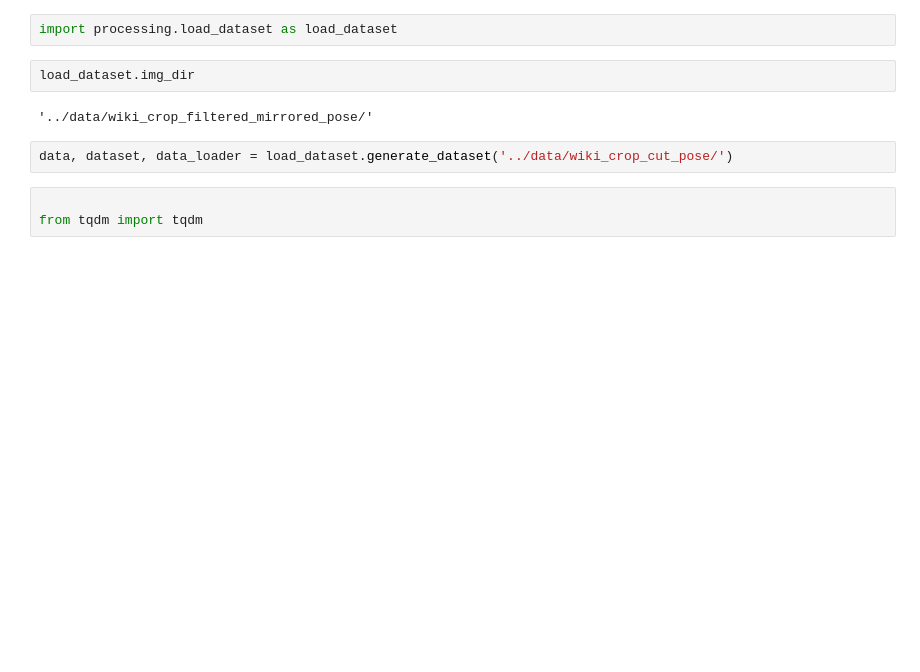
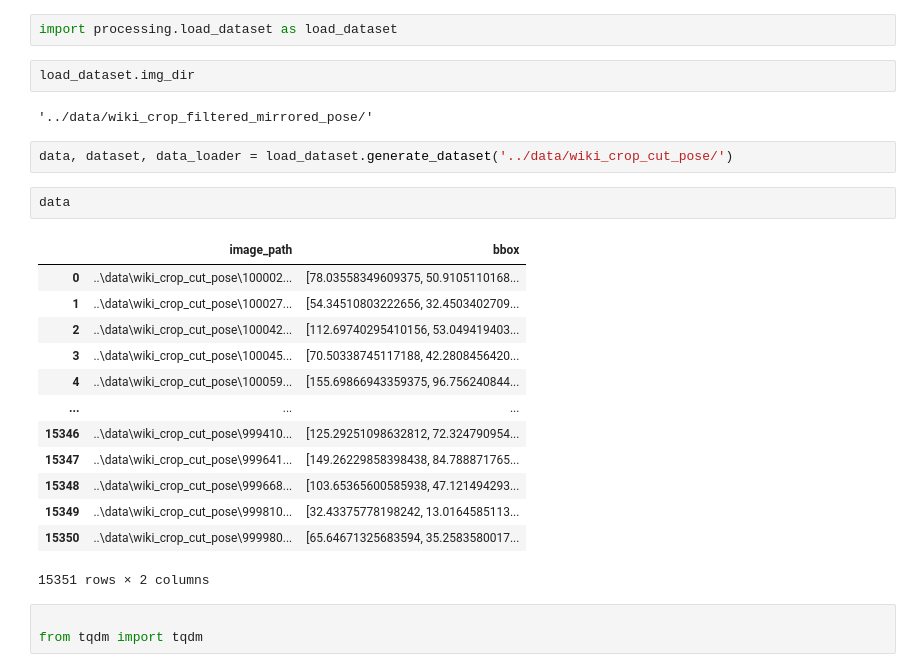
Before and after one commit to ZheZheDoshka/INT20H_2024, a Jupyter notebook: notebooks/embedding.ipynb, the cells around one changed output. Saved outputs shown, nothing was run; the diff lists cells and outputs as text; blank space fills up the shorter version.

```diff
--- a/notebooks/embedding.ipynb
+++ b/notebooks/embedding.ipynb
@@ -9,6 +10,22 @@ load_dataset.img_dir
 '../data/wiki_crop_filtered_mirrored_pose/'
 # %%
 data, dataset, data_loader = load_dataset.generate_dataset('../data/wiki_crop_cut_pose/')
+# %%
+data
+# %% [output]
+|  | image_path | bbox |
+| 0 | ..\data\wiki_crop_cut_pose\100002... | [78.03558349609375, 50.9105110168... |
+| 1 | ..\data\wiki_crop_cut_pose\100027... | [54.34510803222656, 32.4503402709... |
+| 2 | ..\data\wiki_crop_cut_pose\100042... | [112.69740295410156, 53.049419403... |
+| 3 | ..\data\wiki_crop_cut_pose\100045... | [70.50338745117188, 42.2808456420... |
+| 4 | ..\data\wiki_crop_cut_pose\100059... | [155.69866943359375, 96.756240844... |
+| ... | ... | ... |
+| 15346 | ..\data\wiki_crop_cut_pose\999410... | [125.29251098632812, 72.324790954... |
+| 15347 | ..\data\wiki_crop_cut_pose\999641... | [149.26229858398438, 84.788871765... |
+| 15348 | ..\data\wiki_crop_cut_pose\999668... | [103.65365600585938, 47.121494293... |
+| 15349 | ..\data\wiki_crop_cut_pose\999810... | [32.43375778198242, 13.0164585113... |
+| 15350 | ..\data\wiki_crop_cut_pose\999980... | [65.64671325683594, 35.2583580017... |
+15351 rows × 2 columns
 # %%
 
 from tqdm import tqdm
```
Also changed, not shown: parts of 5 cells of this notebook, 2 other files.
